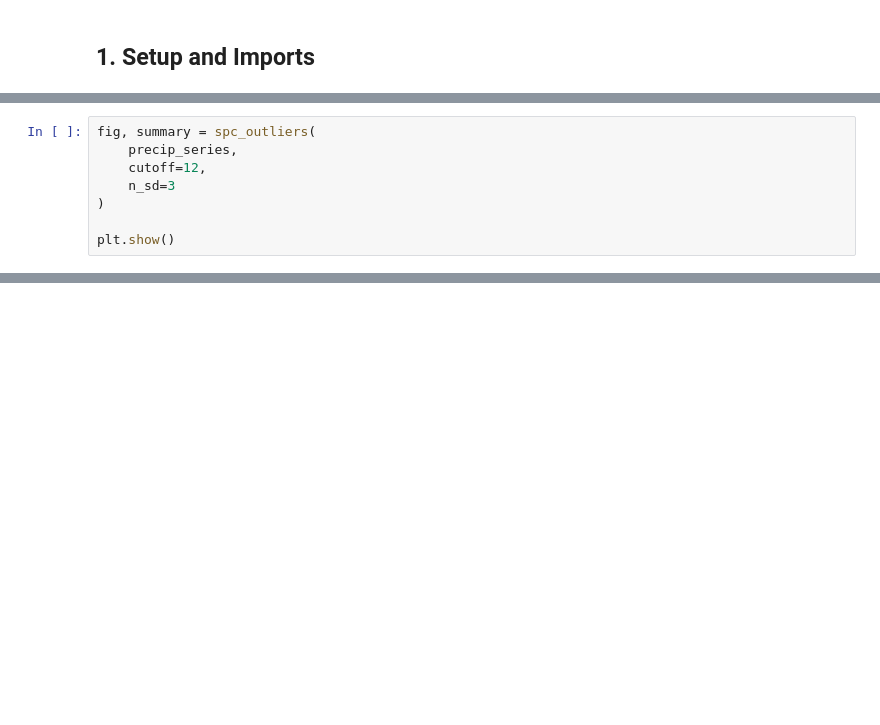
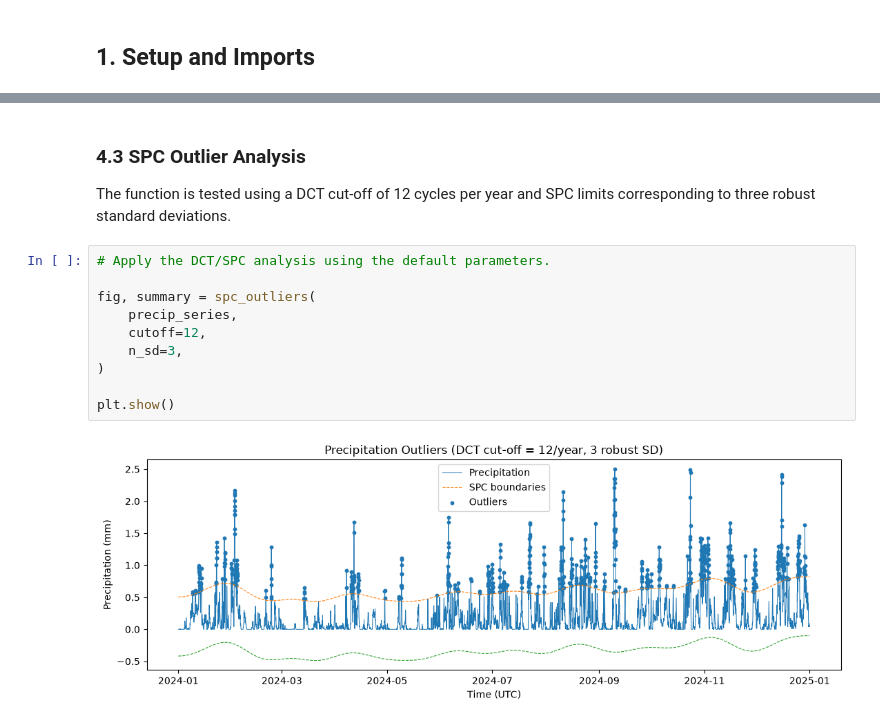
Before and after one commit to VasiliiAnderson/ind320-project, a Jupyter notebook: notebooks/compulsory_3.ipynb, the cells around one changed output, grey strips where cells are left out. Cells and saved outputs as stored; diff of their text form; blank space fills up the shorter version.

```diff
--- a/notebooks/compulsory_3.ipynb
+++ b/notebooks/compulsory_3.ipynb
@@ -591,8 +14,0 @@ def spc_outliers(series, cutoff=12, n_sd=3):
-# %%
-fig, summary = spc_outliers(
-    precip_series,
-    cutoff=12,
-    n_sd=3
-)
-
-plt.show()
@@ -992,0 +897,16 @@ plt.show()
+# %% [markdown]
+### 4.3 SPC Outlier Analysis
+
+The function is tested using a DCT cut-off of 12 cycles per year and SPC limits corresponding to three robust standard deviations.
+# %%
+# Apply the DCT/SPC analysis using the default parameters.
+
+fig, summary = spc_outliers(
+    precip_series,
+    cutoff=12,
+    n_sd=3,
+)
+
+plt.show()
+# %% [output]
+[figure, added]
```
Also changed, not shown: parts of 112 cells of this notebook.
